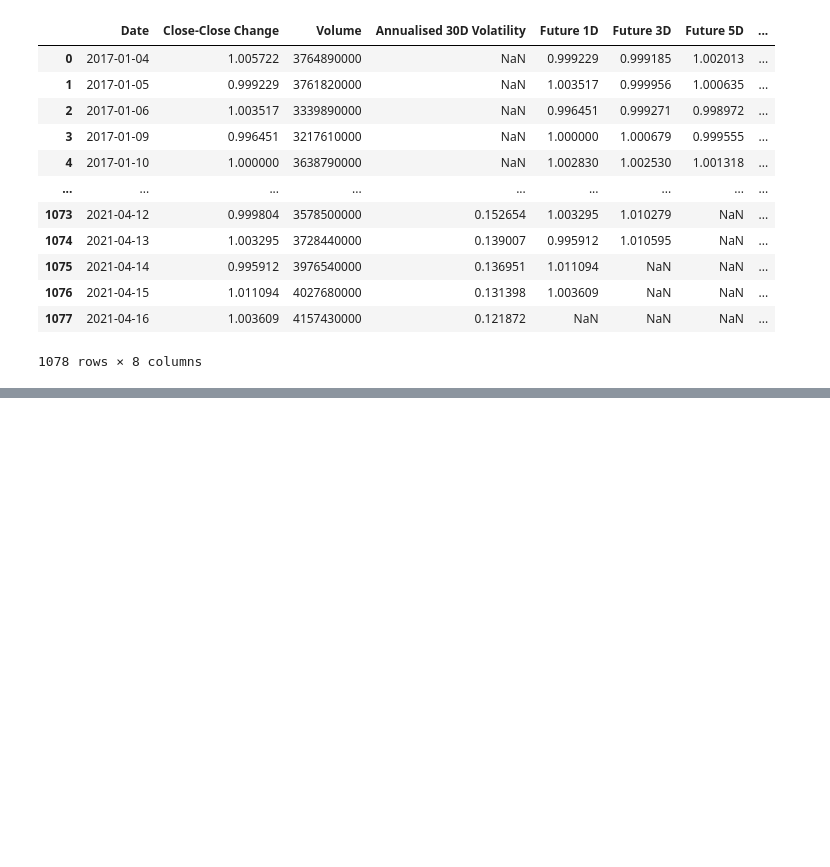
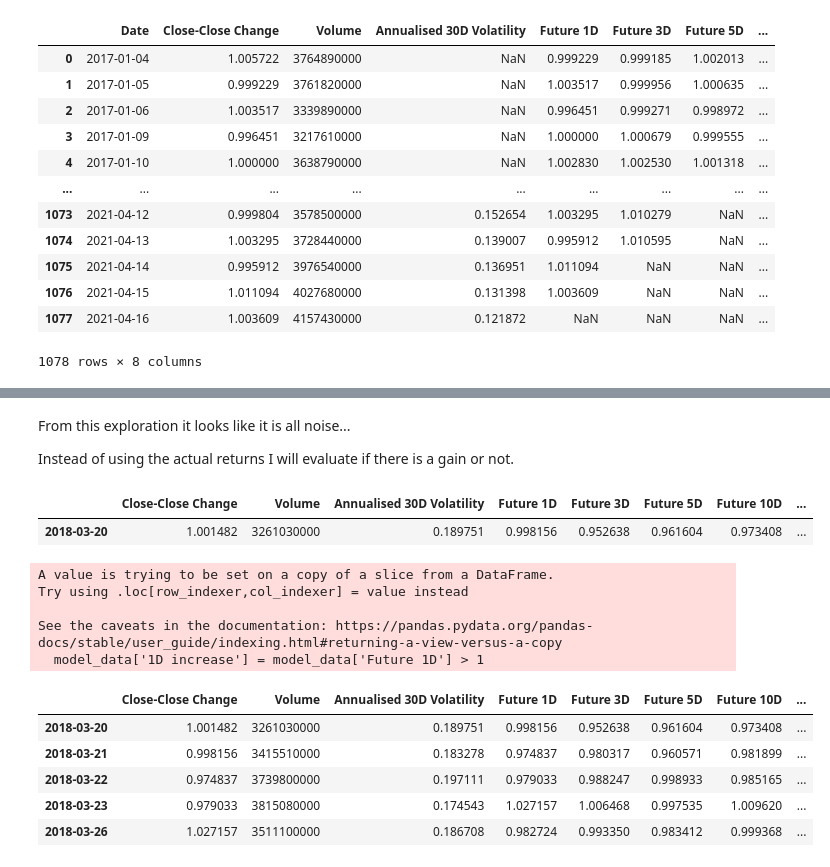
Before and after one commit to hoestlund/thesis, a Jupyter notebook: trading_model/preparing_model.ipynb, the cells around one changed output, grey strips where cells are left out. Saved outputs shown, nothing was run; the diff lists cells and outputs as text; code cells hidden in the pictures; blank space fills up the shorter version.

Commit message:
Binary gain loss

```diff
--- a/trading_model/preparing_model.ipynb
+++ b/trading_model/preparing_model.ipynb
@@ -157,0 +207,2 @@ model_data.set_index('Date', inplace=True)
+# %%
+model_data = model_data.loc['2018-03-20':'2021-04-01']
@@ -157,0 +240,24 @@ model_data.set_index('Date', inplace=True)
+# %% [markdown]
+From this exploration it looks like it is all noise...
+
+Instead of using the actual returns I will evaluate if there is a gain or not.
+# %%
+model_data.head(1)
+# %% [output]
+|  | Close-Close Change | Volume | Annualised 30D Volatility | Future 1D | Future 3D | Future 5D | Future 10D | ... |
+| 2018-03-20 | 1.001482 | 3261030000 | 0.189751 | 0.998156 | 0.952638 | 0.961604 | 0.973408 | ... |
+# %%
+model_data['1D increase'] = model_data['Future 1D'] > 1
+model_data.head(5)
+# %% [output]
+A value is trying to be set on a copy of a slice from a DataFrame.
+Try using .loc[row_indexer,col_indexer] = value instead
+
+See the caveats in the documentation: https://pandas.pydata.org/pandas-docs/stable/user_guide/indexing.html#returning-a-view-versus-a-copy
+  model_data['1D increase'] = model_data['Future 1D'] > 1
+|  | Close-Close Change | Volume | Annualised 30D Volatility | Future 1D | Future 3D | Future 5D | Future 10D | ... |
+| 2018-03-20 | 1.001482 | 3261030000 | 0.189751 | 0.998156 | 0.952638 | 0.961604 | 0.973408 | ... |
+| 2018-03-21 | 0.998156 | 3415510000 | 0.183278 | 0.974837 | 0.980317 | 0.960571 | 0.981899 | ... |
+| 2018-03-22 | 0.974837 | 3739800000 | 0.197111 | 0.979033 | 0.988247 | 0.998933 | 0.985165 | ... |
+| 2018-03-23 | 0.979033 | 3815080000 | 0.174543 | 1.027157 | 1.006468 | 0.997535 | 1.009620 | ... |
+| 2018-03-26 | 1.027157 | 3511100000 | 0.186708 | 0.982724 | 0.993350 | 0.983412 | 0.999368 | ... |
```
Also changed, not shown: parts of 10 cells of this notebook.
